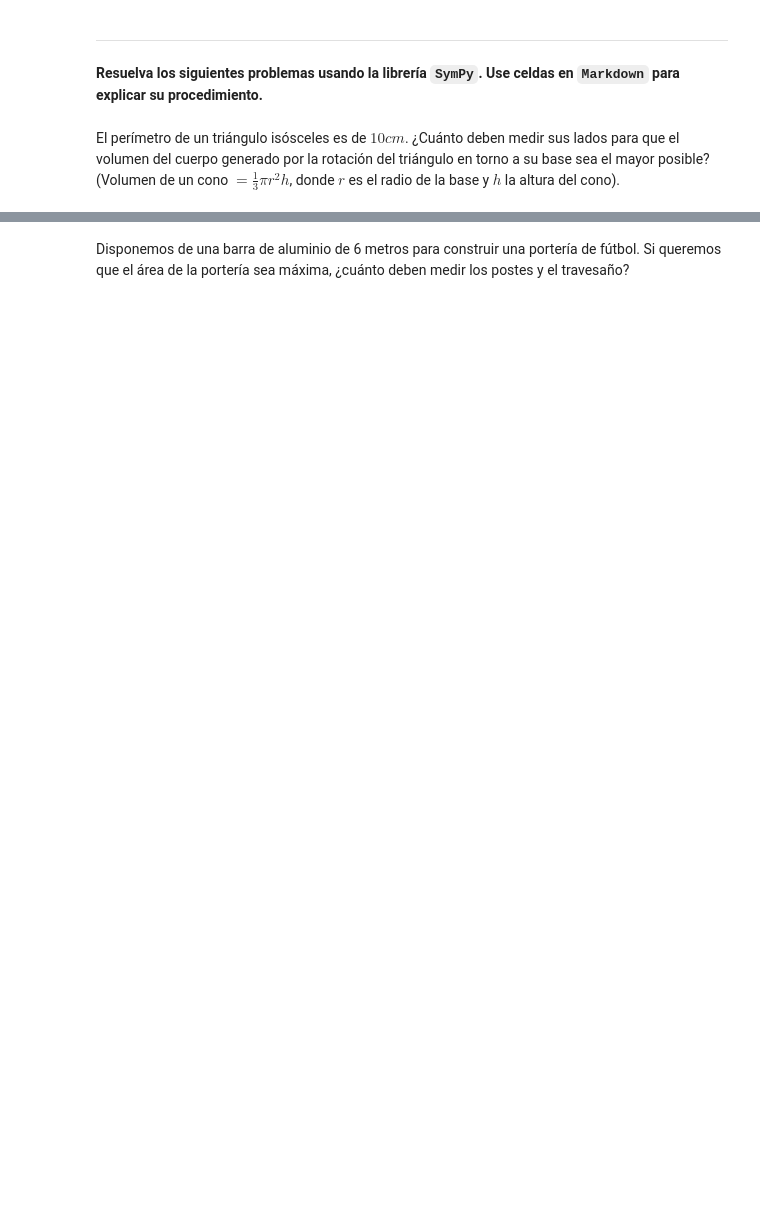
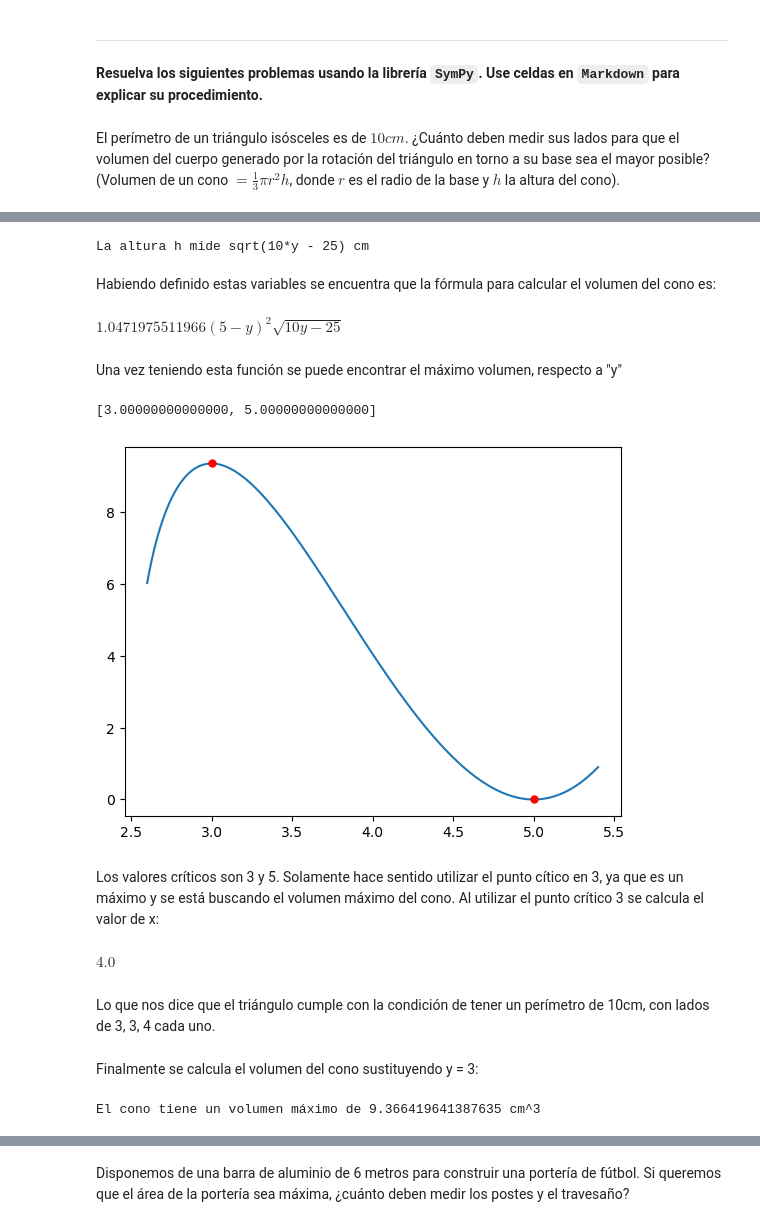
Before and after one commit to zayo1511/hello-world, a Jupyter notebook: A02 - Sympy.ipynb, the cells around one changed output, grey strips where cells are left out. Saved outputs shown, nothing was run; the diff lists cells and outputs as text; code cells hidden in the pictures; blank space fills up the shorter version.

```diff
--- a/A02 - Sympy.ipynb
+++ b/A02 - Sympy.ipynb
@@ -92,0 +138,62 @@ El perímetro de un triángulo isósceles es de $10 cm$. ¿Cuánto deben medir s
+# %%
+sp.var("h")
+sp.var("r")
+
+alt = - y**2 + h**2 + r**2
+
+alt_sust = alt.subs(r, rad_y)
+
+altura = sp.solve(alt_sust, h)
+print("La altura h mide " + str(altura[1]) + " cm")
+# %% [output]
+La altura h mide sqrt(10*y - 25) cm
+# %% [markdown]
+Habiendo definido estas variables se encuentra que la fórmula para calcular el volumen del cono es:
+# %%
+Vol = (1/3) * mt.pi * r**2 * h
+
+Vol_sust1 = Vol.subs(r, rad_y)
+Vol_sust2 = Vol_sust1.subs(h, altura[1])
+Vol_sust2
+# %% [output]
+$\displaystyle 1.0471975511966 \left(5 - y\right)^{2} \sqrt{10 y - 25}$
+# %% [markdown]
+Una vez teniendo esta función se puede encontrar el máximo volumen, respecto a "y"
+# %%
+import math as mt
+
+sp.var("y")
+
+def V(y):
+    return (1/3) * mt.pi * (5 - y)**2 * (10*y - 25)**(1/2)
+
+dV = sp.diff(V(y), y)
+pc = sp.solve(dV, y)
+pc
+# %% [output]
+[3.00000000000000, 5.00000000000000]
+# %%
+yn = np.linspace(2.6, 5.4, 1000)
+
+plt.figure()
+plt.plot(yn, V(yn))
+for c in pc:
+    plt.plot(c, V(c), ".r", ms=10)
+# %% [output]
+[figure, added]
+# %% [markdown]
+Los valores críticos son 3 y 5. Solamente hace sentido utilizar el punto cítico en 3, ya que es un máximo y se está buscando el volumen máximo del cono. Al utilizar el punto crítico 3 se calcula el valor de x:
+# %%
+lado_x = per_x.subs(y, pc[0])
+lado_x
+# %% [output]
+$\displaystyle 4.0$
+# %% [markdown]
+Lo que nos dice que el triángulo cumple con la condición de tener un perímetro de 10cm, con lados de 3, 3, 4 cada uno.
+# %% [markdown]
+Finalmente se calcula el volumen del cono sustituyendo y = 3:
+# %%
+vol = V(3)
+print("El cono tiene un volumen máximo de " + str(vol) + " cm^3")
+# %% [output]
+El cono tiene un volumen máximo de 9.366419641387635 cm^3
```
Also changed, not shown: parts of 28 cells of this notebook.
